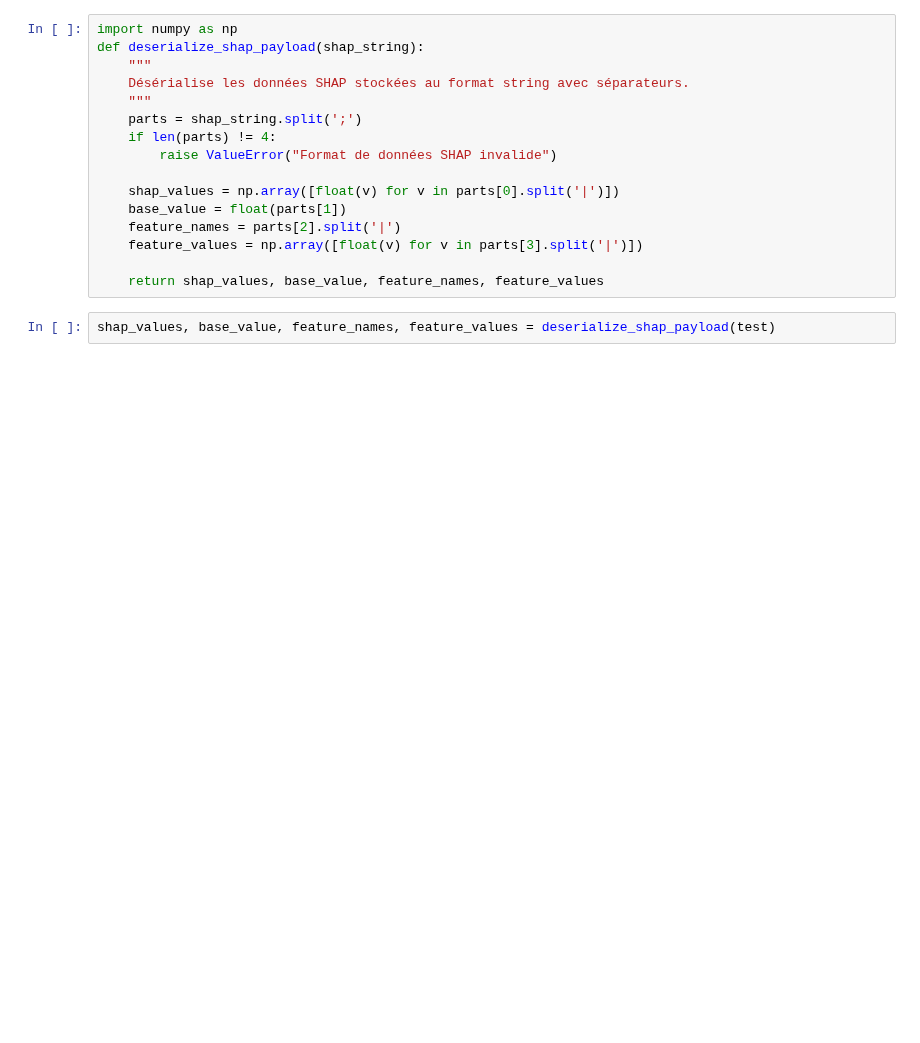
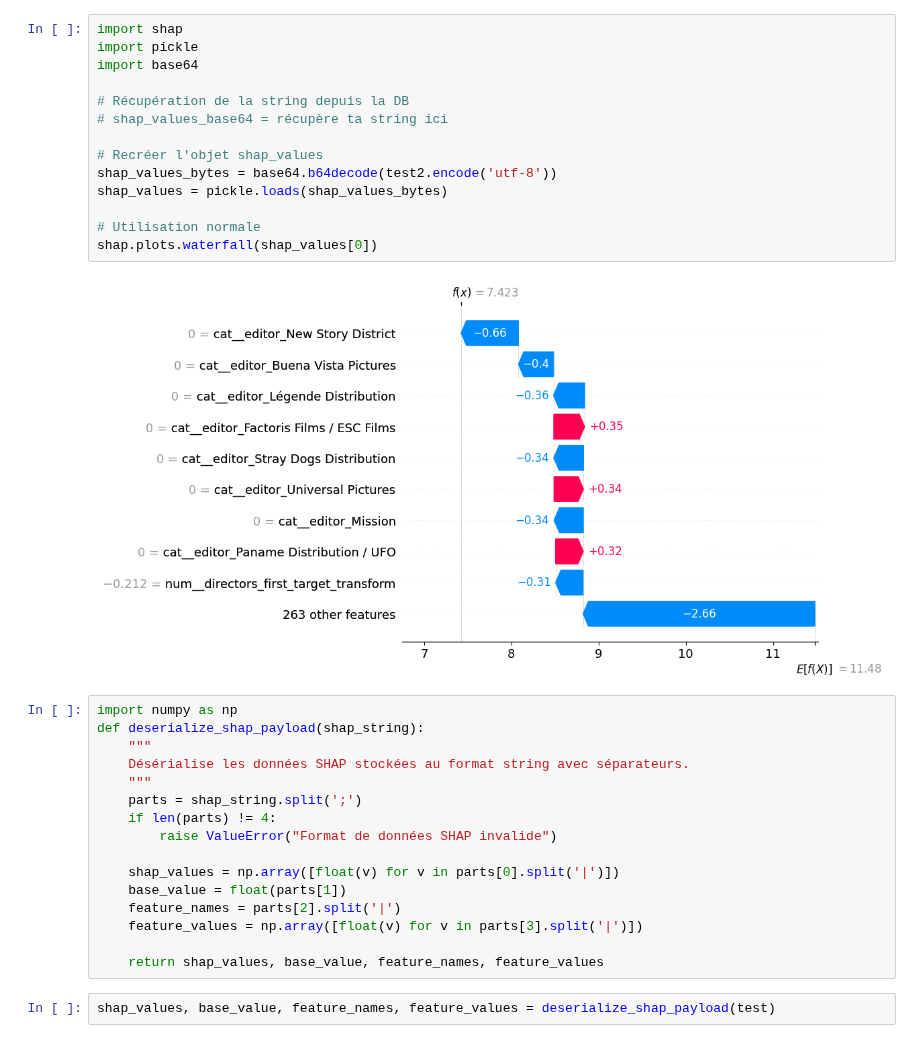
Before and after one commit to SamuelTD/new_is_always_better, a Jupyter notebook: modelisation/victor/test.ipynb, the cells around one changed output. Drawn from its saved outputs; the diff is of its cells as text; blank space fills up the shorter version.

```diff
--- a/modelisation/victor/test.ipynb
+++ b/modelisation/victor/test.ipynb
@@ -3,3 +21,19 @@ test = "83752.679687500000|8536.693359375000|-4129.256835937500|-2694.6118164062
+# %%
+import shap
+import pickle
+import base64
+
+# Récupération de la string depuis la DB
+# shap_values_base64 = récupère ta string ici
+
+# Recréer l'objet shap_values
+shap_values_bytes = base64.b64decode(test2.encode('utf-8'))
+shap_values = pickle.loads(shap_values_bytes)
+
+# Utilisation normale
+shap.plots.waterfall(shap_values[0])
+# %% [output]
+[figure, added]
 # %%
 import numpy as np
 def deserialize_shap_payload(shap_string):
```
Also changed, not shown: parts of 5 cells of this notebook, 11 other files.
